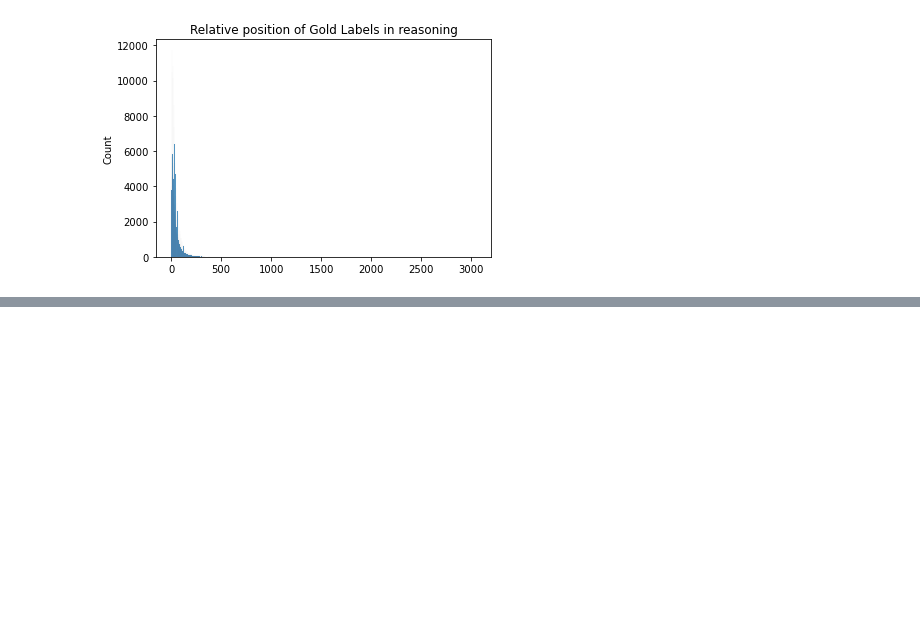
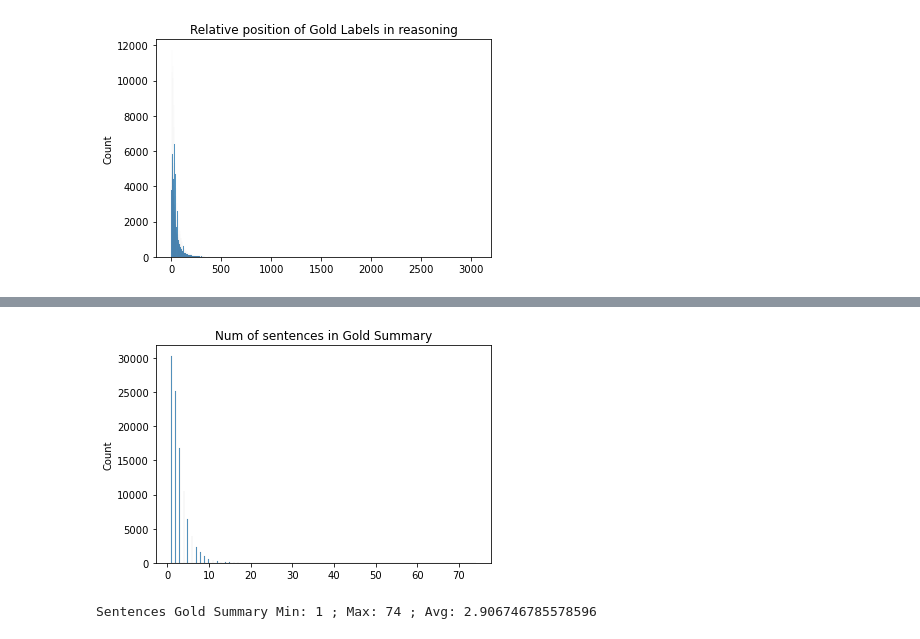
Before and after one commit to sebimo/LegalSum, a Jupyter notebook: src/analysis/Guiding Principles.ipynb, the cells around one changed output, grey strips where cells are left out. Cells and saved outputs as stored; diff of their text form; code cells hidden in the pictures; blank space fills up the shorter version.

```diff
--- a/src/analysis/Guiding Principles.ipynb
+++ b/src/analysis/Guiding Principles.ipynb
@@ -126,0 +152,9 @@ Text(0.5, 1.0, 'Relative position of Gold Labels in reasoning')
+# %%
+ax = sns.histplot(x=nums)
+_ = ax.set_title("Num of sentences in Gold Summary")
+# %% [output]
+[figure, added]
+# %%
+print("Sentences Gold Summary Min:", min(nums), "; Max:", max(nums), "; Avg:", sum(nums)/len(nums))
+# %% [output]
+Sentences Gold Summary Min: 1 ; Max: 74 ; Avg: 2.906746785578596
```
Also changed, not shown: parts of 4 cells of this notebook.
